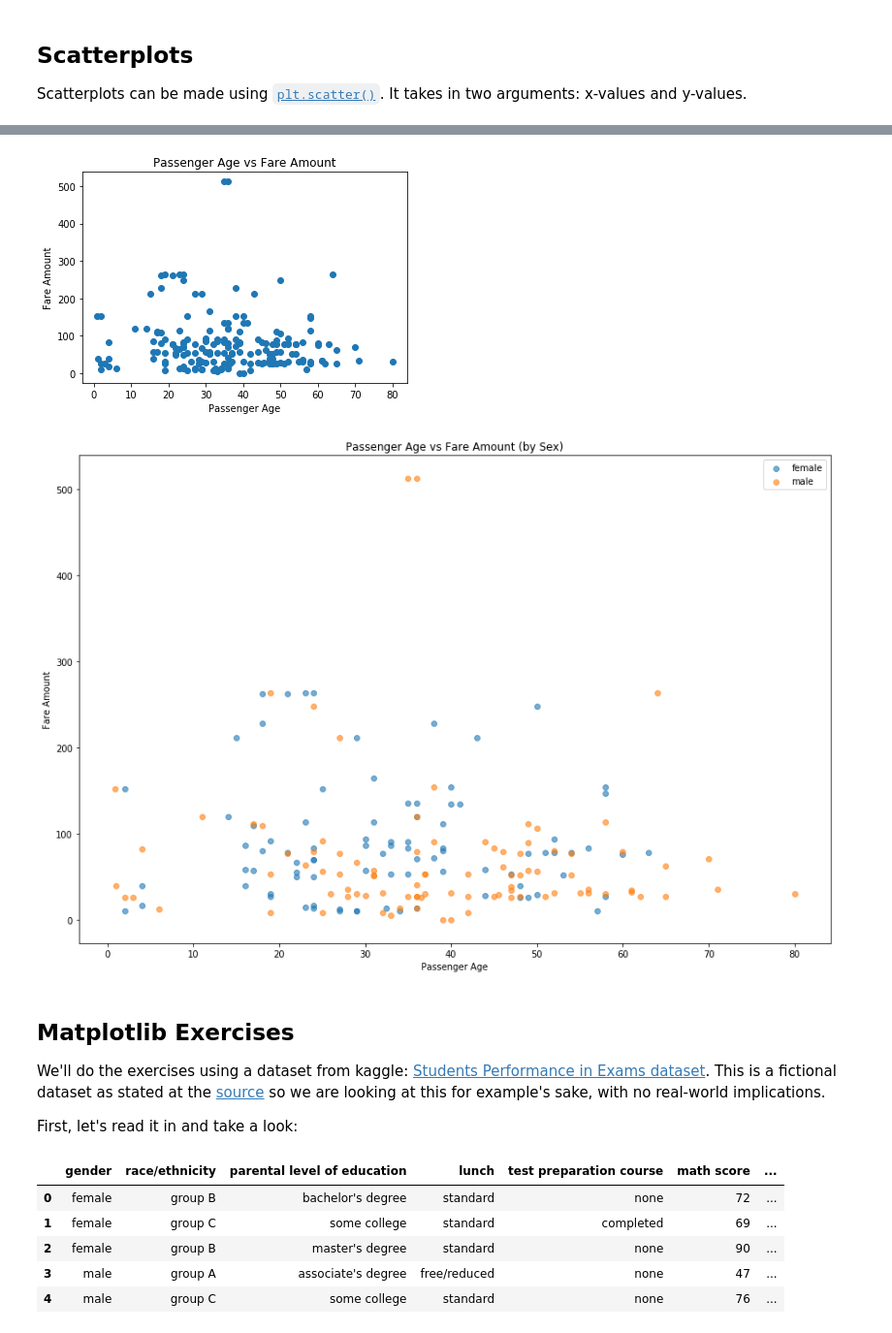
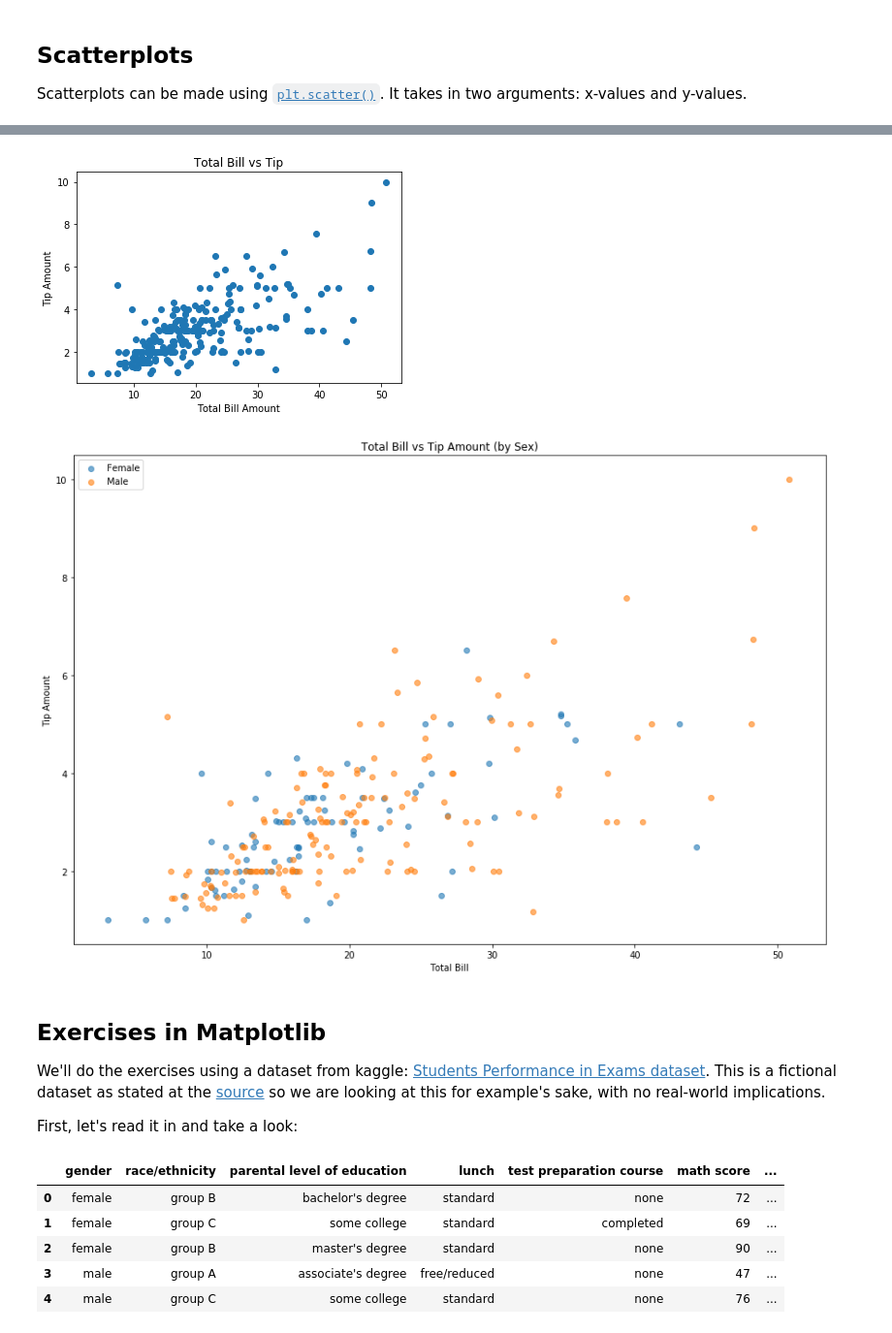
Before and after one commit to mpagador/python-libraries-visualization-workshop, a Jupyter notebook: DSS_Python_Libraries_Visualizations_Workshop_3_6_(Notebook).ipynb, the cells around one changed output, grey strips where cells are left out. Shown at 97% size. Saved outputs shown, nothing was run; the diff lists cells and outputs as text; code cells hidden in the pictures.

```diff
--- a/DSS_Python_Libraries_Visualizations_Workshop_3_6_(Notebook).ipynb
+++ b/DSS_Python_Libraries_Visualizations_Workshop_3_6_(Notebook).ipynb
@@ -761,4 +739,4 @@ To explore other types of charts, let's load in a built-in dataset from Seanborn
 # %%
-titanic = sns.load_dataset('titanic').dropna()
-titanic.head()
+tips = sns.load_dataset('tips')
+tips.head()
 # %% [output]
@@ -795,31 +773,31 @@ plt.scatter(titanic['age'], titanic['fare']);
 # %%
-plt.scatter(titanic['age'], titanic['fare'])
-plt.xlabel('Passenger Age')
-plt.ylabel('Fare Amount')
-plt.title('Passenger Age vs Fare Amount');
+plt.scatter(tips['total_bill'], tips['tip'])
+plt.xlabel('Total Bill Amount')
+plt.ylabel('Tip Amount')
+plt.title('Total Bill vs Tip');
 # %% [output]
-[figure, old version]
+[figure, new version]
 # %%
 plt.figure(figsize=(15, 10)) # Increase the size of the returned plot
 
-# Points with female passenger: 'sex' == 'female'
-plt.scatter(x=titanic.loc[titanic['sex'] == 'female', 'age'],
-            y=titanic.loc[titanic['sex'] == 'female', 'fare'],
-            label='female', alpha=0.6)
+# Points with female customer: 'sex' == 'Female'
+plt.scatter(x=tips.loc[tips['sex'] == 'Female', 'total_bill'],
+            y=tips.loc[tips['sex'] == 'Female', 'tip'],
+            label='Female', alpha=0.6)
 
-# Points with male passenger, 'sex' == 'male'
-plt.scatter(x=titanic.loc[titanic['sex'] == 'male', 'age'],
-            y=titanic.loc[titanic['sex'] == 'male', 'fare'],
-            label='male', alpha=0.6)
+# Points with male customers, 'sex' == 'Male'
+plt.scatter(x=tips.loc[tips['sex'] == 'Male', 'total_bill'],
+            y=tips.loc[tips['sex'] == 'Male', 'tip'],
+            label='Male', alpha=0.6)
 
-plt.xlabel('Passenger Age')
-plt.ylabel('Fare Amount')
-plt.title('Passenger Age vs Fare Amount (by Sex)')
+plt.xlabel('Total Bill')
+plt.ylabel('Tip Amount')
+plt.title('Total Bill vs Tip Amount (by Sex)')
 plt.legend();
 # %% [output]
-[figure, old version]
+[figure, new version]
 # %% [markdown]
-## Matplotlib Exercises
+## Exercises in Matplotlib
 We'll do the exercises using a dataset from kaggle: [Students Performance in Exams dataset](https://www.kaggle.com/spscientist/students-performance-in-exams). This is a fictional dataset as stated at the [source](http://roycekimmons.com/tools/generated_data/exams) so we are looking at this for example's sake, with no real-world implications.
 
 First, let's read it in and take a look:
```
Also changed, not shown: parts of 88 cells of this notebook.
